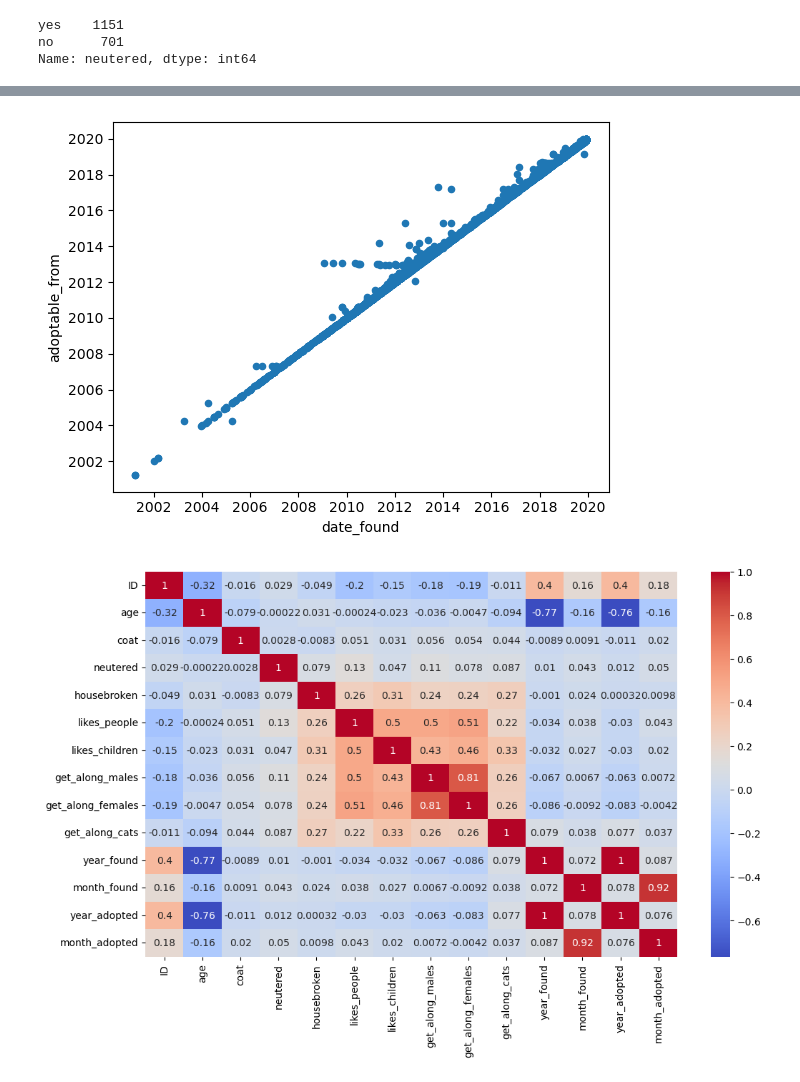
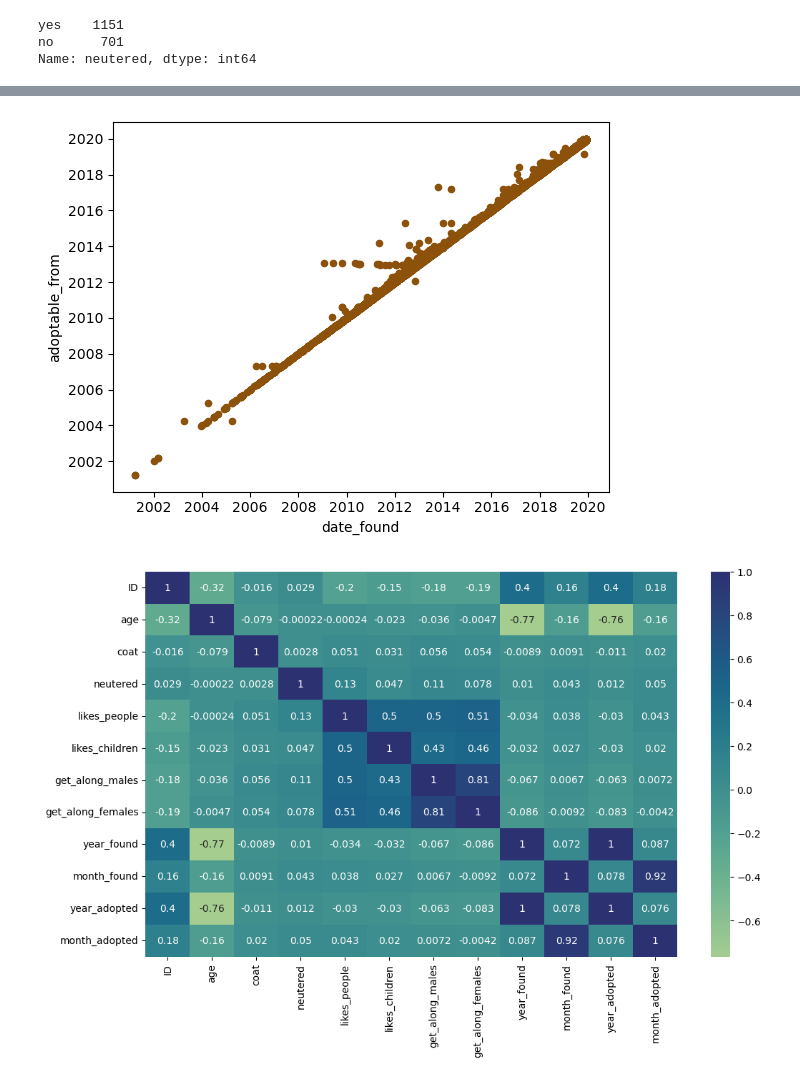
Before and after one commit to Hripsime-Gasoyan/Data_vizualization, a Jupyter notebook: Adoptable dogs.ipynb, the cells around one changed output, grey strips where cells are left out. Saved outputs shown, nothing was run; the diff lists cells and outputs as text; code cells hidden in the pictures.

```diff
--- a/Adoptable dogs.ipynb
+++ b/Adoptable dogs.ipynb
@@ -87,6 +82,9 @@ get_along_females    1264
 get_along_cats       2506
 keep_in              1021
 dtype: int64
+# %%
+df.drop("get_along_cats", axis=1, inplace=True)
+df.drop("housebroken", axis=1, inplace=True)
 # %%
 df.nunique()
 # %% [output]
@@ -174,12 +170,5 @@ df['month_found'].value_counts().plot(kind='barh')
 # %%
-df.plot(kind='scatter', x='date_found', y='adoptable_from')
+df.plot(kind='scatter', x='date_found', y='adoptable_from',color="#8c510a")
 plt.show()
 # %% [output]
-[figure, old version]
+[figure, new version]
-# %%
-df['get_along_cats'] = le.fit_transform(df['get_along_cats'].astype(str))
-df['get_along_females'] = le.fit_transform(df['get_along_females'].astype(str))
-df['get_along_males'] = le.fit_transform(df['get_along_males'].astype(str))
-df['likes_children'] = le.fit_transform(df['likes_children'].astype(str))
-df['likes_people'] = le.fit_transform(df['likes_people'].astype(str))
-df['housebroken'] = le.fit_transform(df['housebroken'].astype(str))
@@ -186,10 +181,9 @@ df['housebroken'] = le.fit_transform(df['housebroken'].astype(str))
 # %%
-le = LabelEncoder()
 df['coat'] = le.fit_transform(df['coat'])
 df['neutered'] = le.fit_transform(df['neutered'].astype(str))
 corr_matrix = df.corr()
 plt.figure(figsize=(12, 7))
-sns.heatmap(corr_matrix, annot=True, cmap='coolwarm')
+sns.heatmap(corr_matrix, annot=True, cmap='crest')
 plt.show()
 # %% [output]
-[figure, old version]
+[figure, new version]
```
Also changed, not shown: parts of 7 cells of this notebook, 1 other file.
